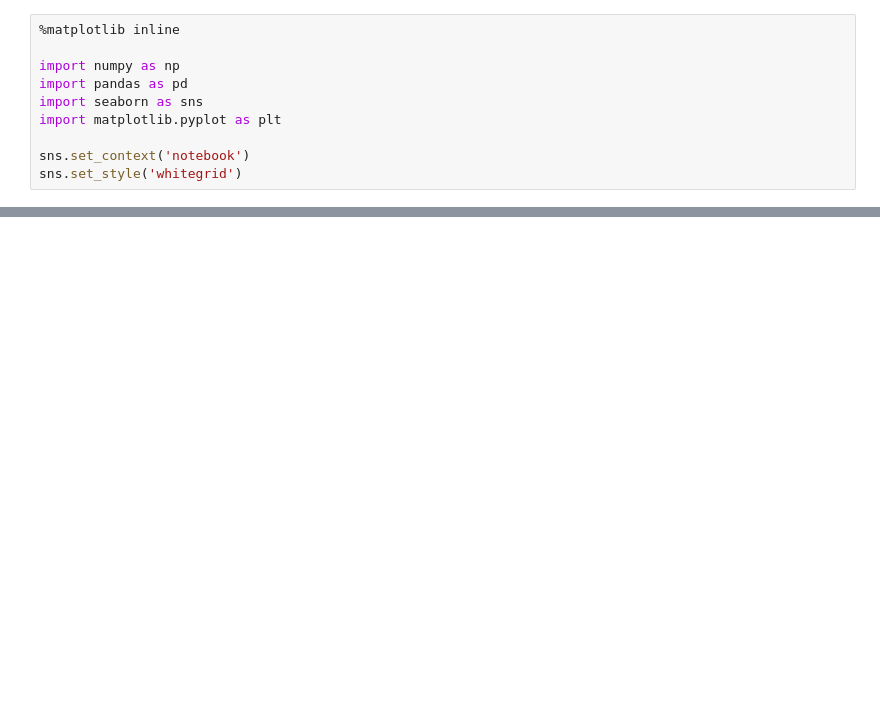
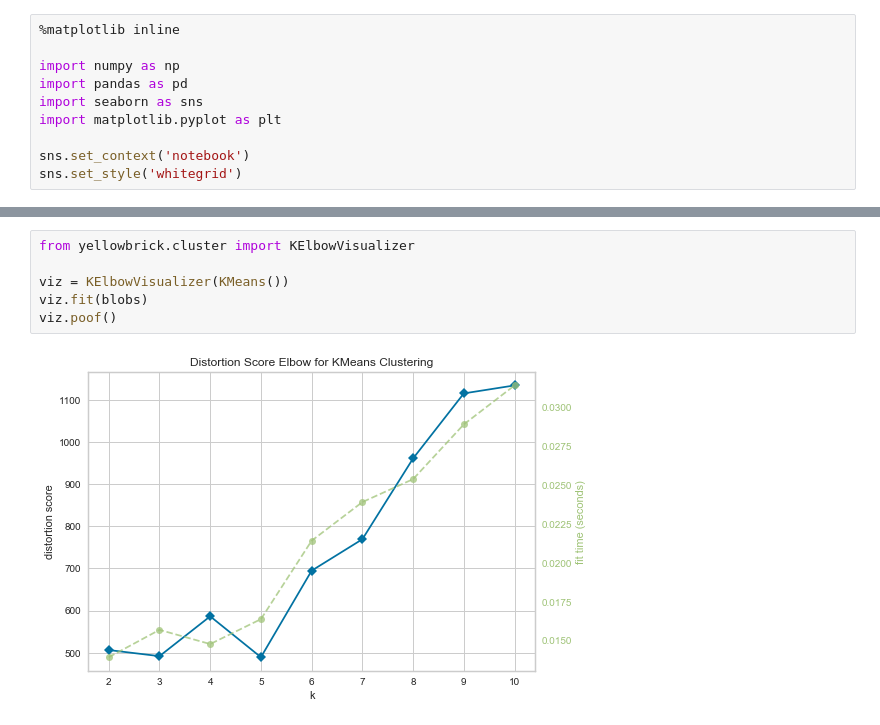
Before and after one commit to DistrictDataLabs/navyfcu-ml, a Jupyter notebook: Session 3 - Clustering and Similarity.ipynb, the cells around one changed output, grey strips where cells are left out. Cells and saved outputs as stored; diff of their text form; blank space fills up the shorter version.

```diff
--- a/Session 3 - Clustering and Similarity.ipynb
+++ b/Session 3 - Clustering and Similarity.ipynb
@@ -38,0 +128,8 @@ sns.set_style('whitegrid')
+# %%
+from yellowbrick.cluster import KElbowVisualizer
+
+viz = KElbowVisualizer(KMeans())
+viz.fit(blobs)
+viz.poof()
+# %% [output]
+[figure, added]
```
Also changed, not shown: parts of 50 cells of this notebook, 10 other files.
